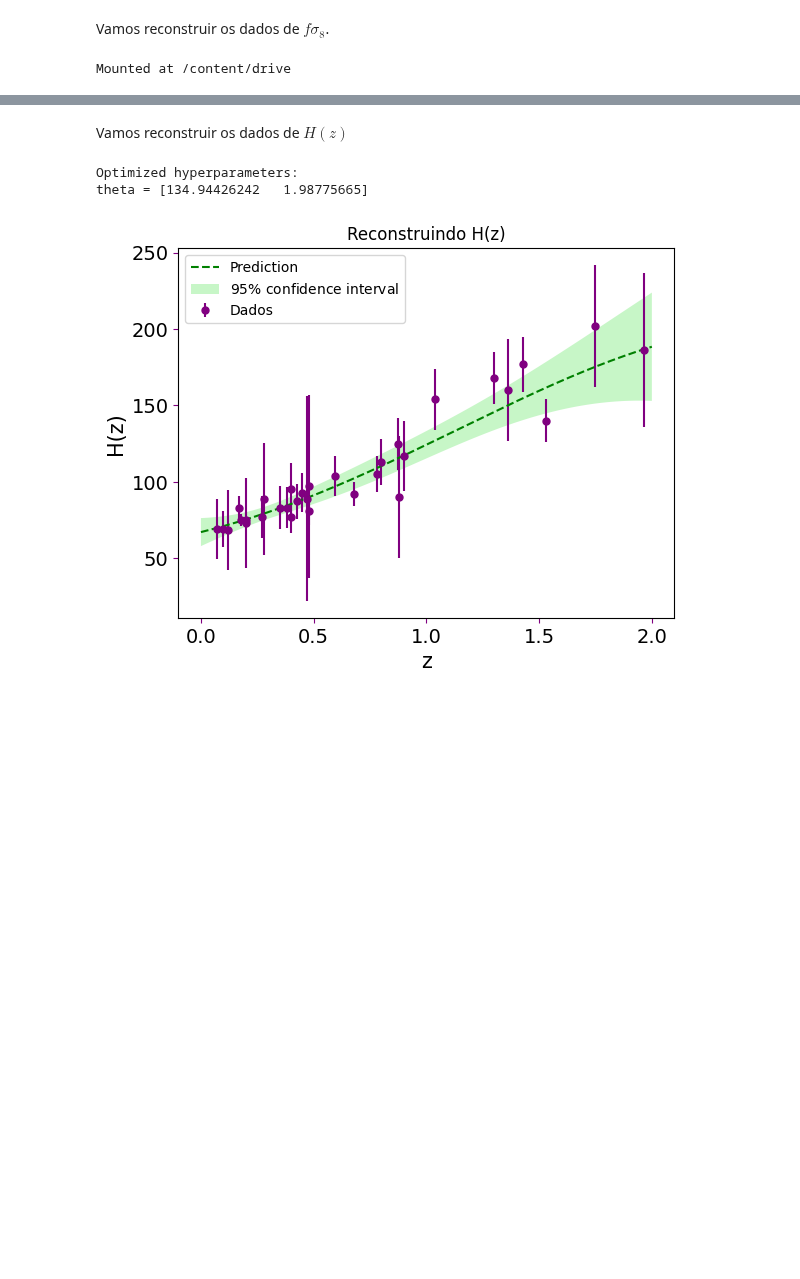
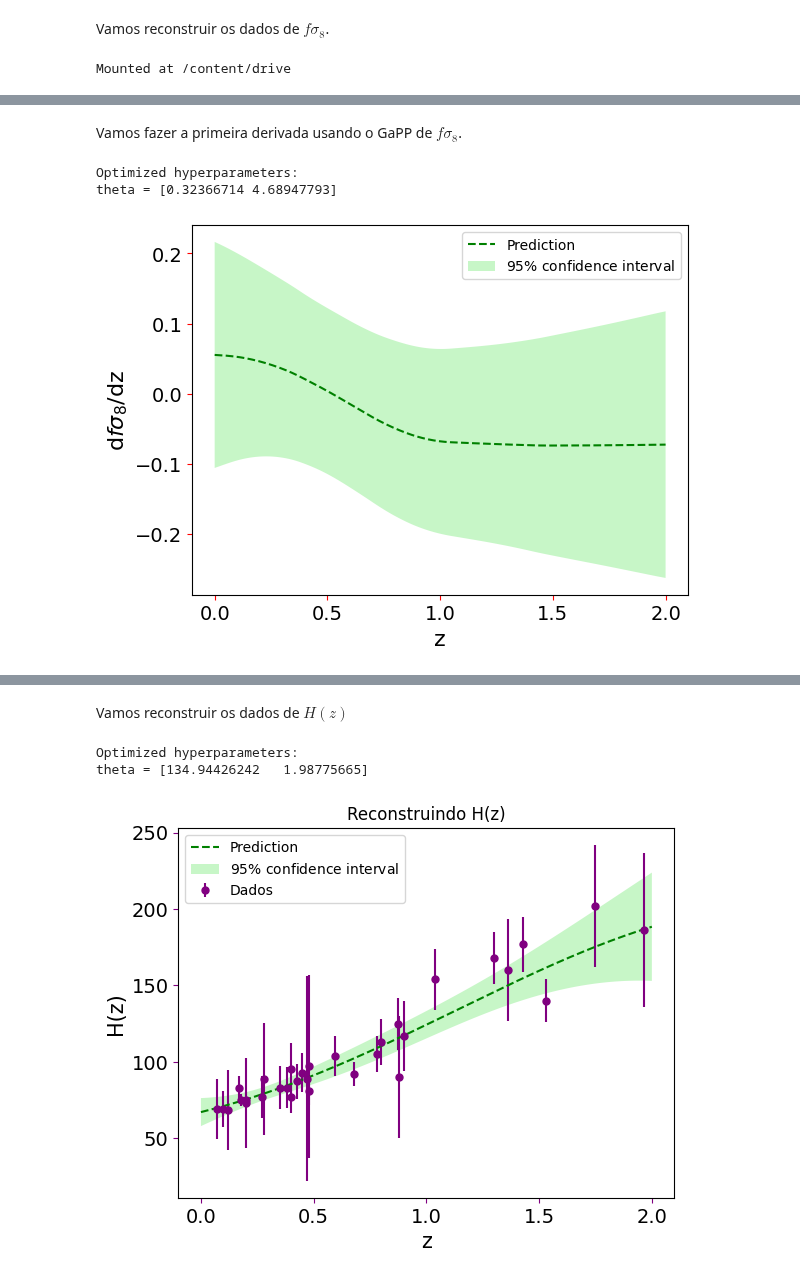
Before and after one commit to fernanda0402/Doutorado, a Jupyter notebook: GP_gamma_f_sigma_8.ipynb, the cells around one changed output, grey strips where cells are left out. Saved outputs shown, nothing was run; the diff lists cells and outputs as text; code cells hidden in the pictures; blank space fills up the shorter version.

```diff
--- a/GP_gamma_f_sigma_8.ipynb
+++ b/GP_gamma_f_sigma_8.ipynb
@@ -113,0 +100,68 @@ np.savetxt('fs8_recon.dat', np.transpose(H), delimiter='\t')
+# %% [markdown]
+Vamos fazer a primeira derivada usando o GaPP de $f\sigma_8$.
+# %%
+from gapp import dgp # dgp calcula a primeira, segunda e terceira derivada
+
+# baixando os dados
+data = np.genfromtxt('/content/drive/MyDrive/Doutorado/fsig8_data.csv', delimiter=', ')
+
+z_gapp = data[:, 0]
+
+f_gapp = data[:, 1]
+
+sig_f = data[:, 2]
+
+# nomeando
+x_gapp = z_gapp
+y_gapp = f_gapp
+e = sig_f
+
+xmin = 0
+xmax = 2.0
+nstar = 1000
+
+# initial values of the hyperparameters
+initheta = [0.4, 0.1]
+
+# initialization of the Gaussian Process
+g = dgp.DGaussianProcess(x_gapp, y_gapp, e, cXstar=(xmin, xmax, nstar),
+                       covfunction=covariance.Matern32)
+
+# training of the hyperparameters and reconstruction of the function
+(drec, theta) = g.dgp(theta=initheta, grad='False')
+
+# the second and third derivatives use g.d2gp() and g.d3gp()
+
+xi     = drec[:, 0]
+y_pred = drec[:, 1]
+sigma  = drec[:, 2]
+
+y_pred_95_less = y_pred - 1.9600*sigma
+y_pred_95_plus = y_pred + 1.9600*sigma
+
+
+# Plot the function, the prediction and the 95% confidence interval
+plt.figure()
+plt.tick_params(labelsize=14,color='red')
+plt.plot(xi, y_pred, color='green', label='Prediction', linestyle="--")
+plt.fill(np.concatenate([xi, xi[::-1]]),
+         np.concatenate([y_pred - 1.9600 * sigma,
+                        (y_pred + 1.9600 * sigma)[::-1]]),
+         alpha=.5, fc='lightgreen', ec='None', label=r'$95\%$ confidence interval')
+
+# legenda, label e título
+plt.xlabel('z', fontsize=16)
+plt.ylabel('d$f\sigma_8$/dz', fontsize=16)
+plt.legend(loc='best')
+plt.show()
+
+# salvando os dados reconstruídos
+
+dH = xi, y_pred, sigma
+np.savetxt('dfs8_recon.dat', np.transpose(dH), delimiter='\t')
+#from google.colab import files
+#files.download("dfs8_recon.dat")
+# %% [output]
+Optimized hyperparameters:
+theta = [0.32366714 4.68947793]
+[figure, added]
```
Also changed, not shown: parts of 6 cells of this notebook.
